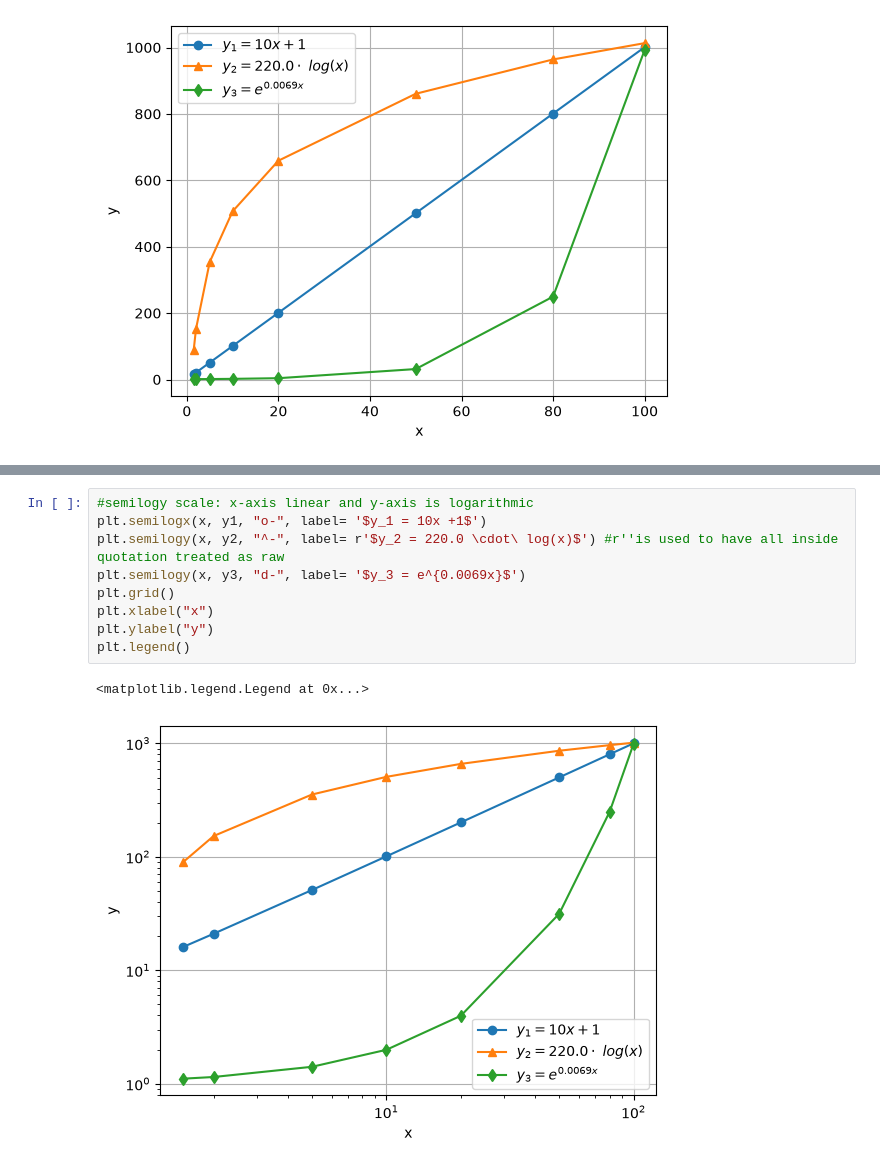
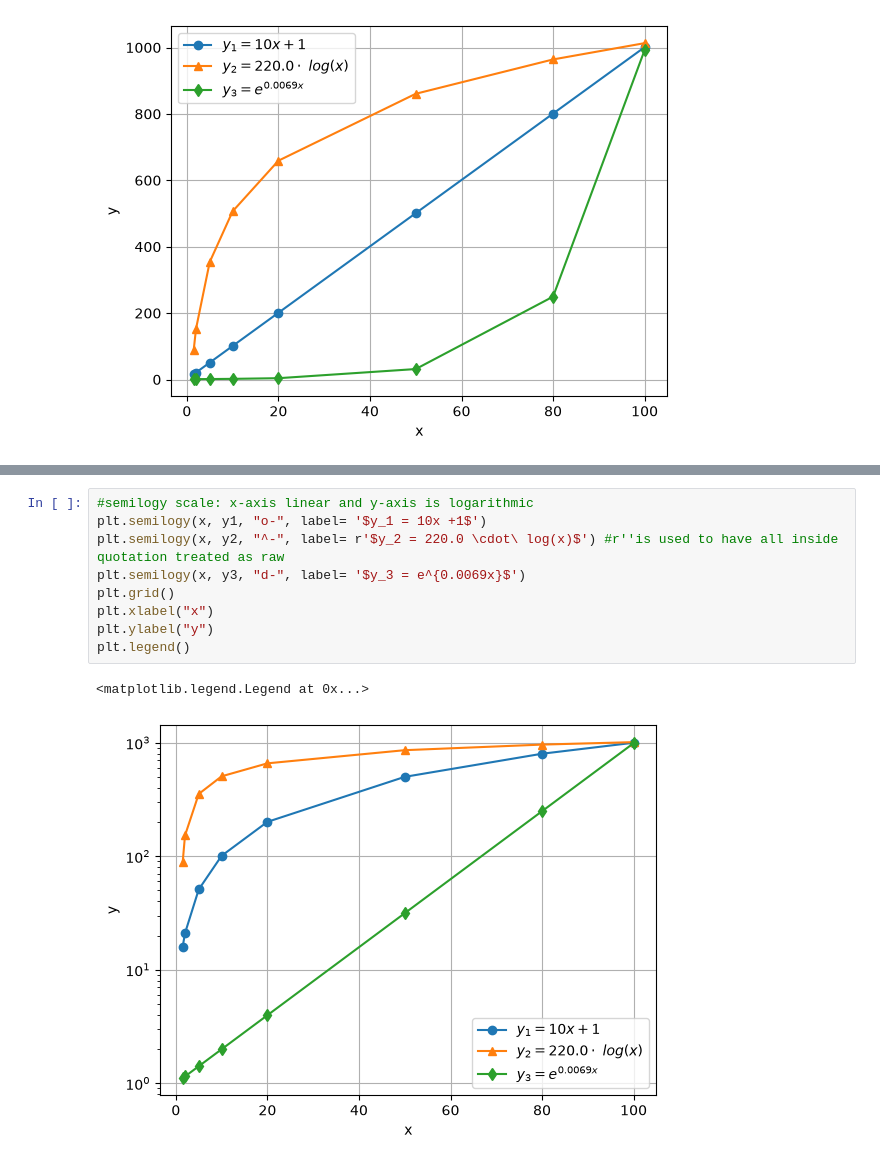
Before and after one commit to Anassmoh/Assignment, a Jupyter notebook: Math_Lab_4.ipynb, the cells around one changed output, grey strips where cells are left out. Drawn from its saved outputs; the diff is of its cells as text.

```diff
--- a/Math_Lab_4.ipynb
+++ b/Math_Lab_4.ipynb
@@ -127,15 +127,15 @@ plt.show
 [figure]
 # %%
 #semilogy scale: x-axis linear and y-axis is logarithmic
-plt.semilogx(x, y1, "o-", label= '$y_1 = 10x +1$')
+plt.semilogy(x, y1, "o-", label= '$y_1 = 10x +1$')
 plt.semilogy(x, y2, "^-", label= r'$y_2 = 220.0 \cdot\ log(x)$') #r''is used to have all inside quotation treated as raw
 plt.semilogy(x, y3, "d-", label= '$y_3 = e^{0.0069x}$')
 plt.grid()
 plt.xlabel("x")
 plt.ylabel("y")
 plt.legend()
 # %% [output]
 <matplotlib.legend.Legend at 0x...>
-[figure, old version]
+[figure, new version]
 # %%
 #loglog: both axes are logarithmic
```
Also changed, not shown: parts of 2 cells of this notebook.
